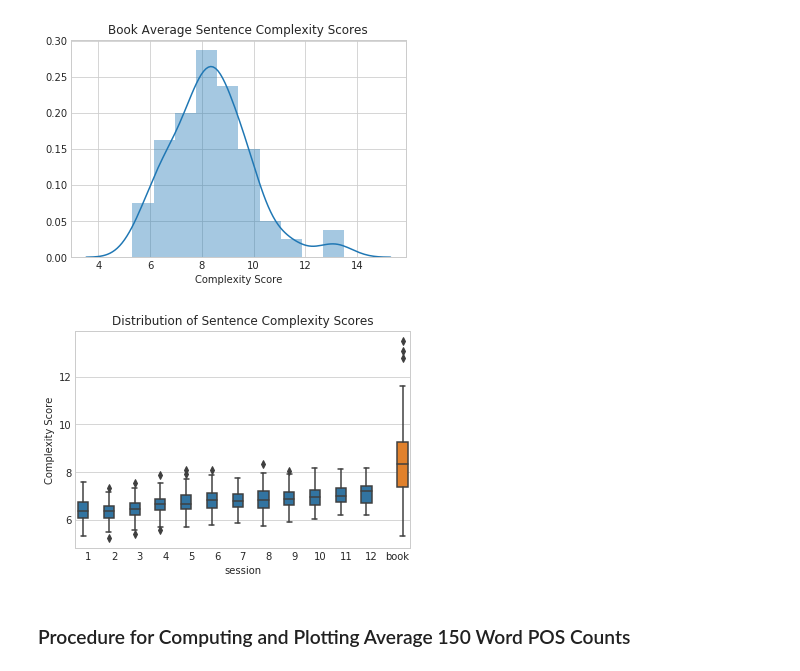
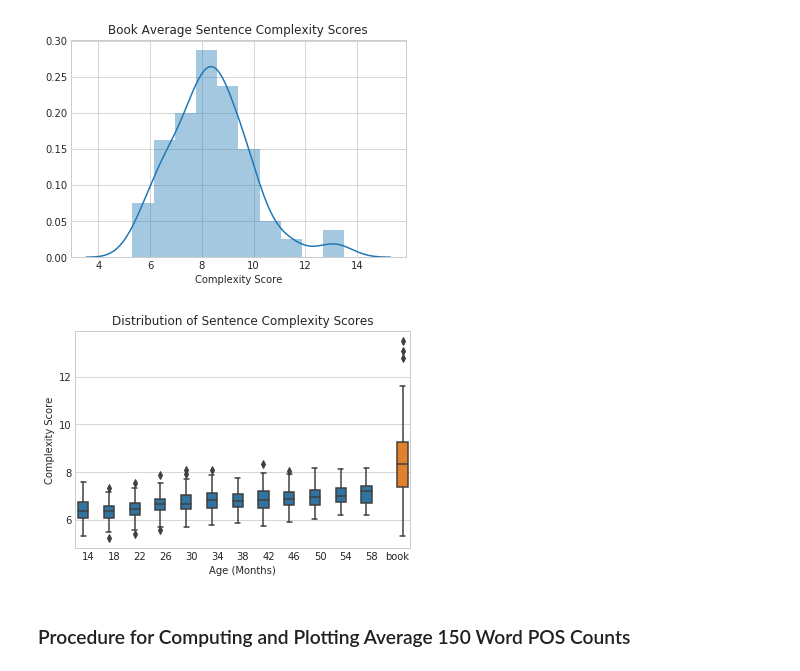
Before and after one commit to jgdenby/content-analysis-2018, a Jupyter notebook: ChildBookProject/FinalProj.ipynb, the cells around one changed output. Saved outputs shown, nothing was run; the diff lists cells and outputs as text; code cells hidden in the pictures.

```diff
--- a/ChildBookProject/FinalProj.ipynb
+++ b/ChildBookProject/FinalProj.ipynb
@@ -337,6 +336,7 @@ bookdf['word_count'] = bookdf.tokens.apply(lambda x: len(x))
 #p_chats['sd_sent_complex'] = p_chats['sent_complexities'].apply(lambda x: np.std(x))
 # %%
 p_complex_df = pd.read_csv('p_complexity_data.csv', index_col=0)
+p_complex_df['age'] = p_complex_df['session'].apply(lambda x: (x-1)*4+14)
 p_complex_df['book'] = False
 # %%
 p_complex_df.head()
@@ -350,7 +355,7 @@ p_complex_df.head()
 # %%
 book_complex_df = pd.read_csv('book_complexity_data.csv', index_col=0)
 book_complex_df['book'] = True
-book_complex_df['session'] = 'book'
+book_complex_df['age'] = 'book'
 book_complex_df.rename(columns={'sent_complexity':'sent_complexities','stdev_sent_complex':'sd_sent_complex'},inplace=True)
 # %%
 book_complex_df.head()
@@ -364,4 +369,4 @@ book_complex_df.head()
 # %%
-complex_df = p_complex_df.drop(columns=['subject']).append(book_complex_df.drop(columns=['author','title']))
+complex_df = p_complex_df.drop(columns=['subject', 'session']).append(book_complex_df.drop(columns=['author','title']))
 complex_df.reset_index(inplace=True, drop=True)
 # %%
@@ -387,13 +394,14 @@ g.set_xlabel('Complexity Score');
 [figure]
 # %%
 sns.set_style('whitegrid')
-g = sns.boxplot(x='session', y = 'avg_sent_complex', hue = 'book', data=complex_df)
+g = sns.boxplot(x='age', y = 'avg_sent_complex', hue = 'book', data=complex_df)
 g.legend_.remove()
 g.set_title('Distribution of Sentence Complexity Scores');
+g.set_xlabel('Age (Months)')
 g = g.set_ylabel('Complexity Score')
 #plt.savefig('p&b_complex.png',bbox_inches = 'tight')
 # %% [output]
-[figure, old version]
+[figure, new version]
 # %% [markdown]
 ### Procedure for Computing and Plotting Average 150 Word POS Counts
 # %% [markdown]
```
Also changed, not shown: parts of 61 cells of this notebook, 7 other files.
